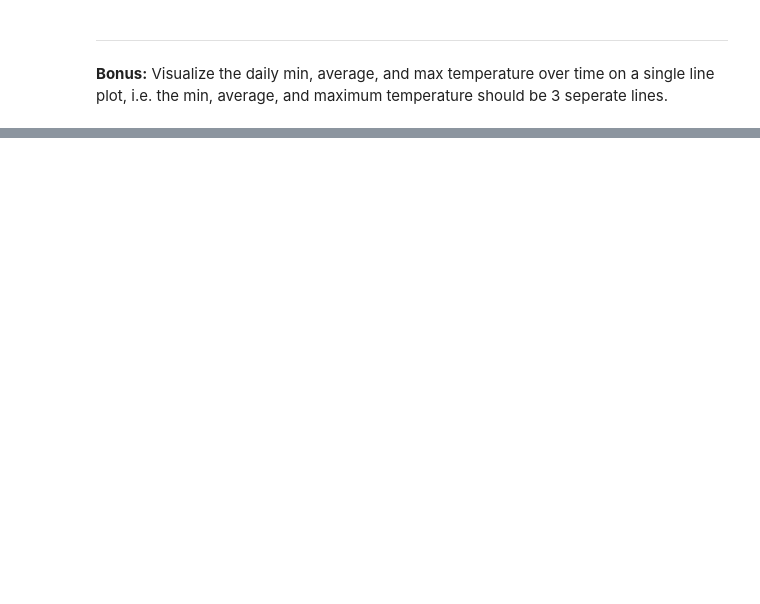
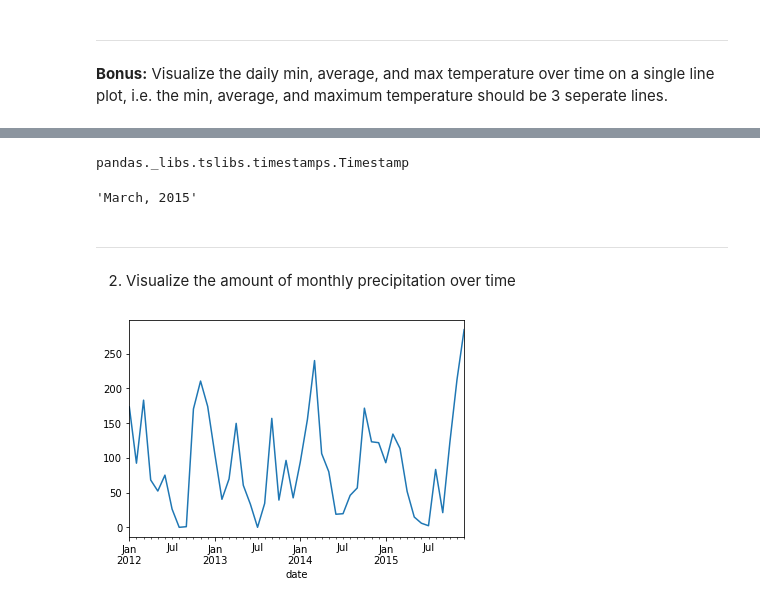
Before and after one commit to NSharick/time-series-exercises, a Jupyter notebook: working_with_time_series_data.ipynb, the cells around one changed output, grey strips where cells are left out. Saved outputs shown, nothing was run; the diff lists cells and outputs as text; code cells hidden in the pictures; blank space fills up the shorter version.

```diff
--- a/working_with_time_series_data.ipynb
+++ b/working_with_time_series_data.ipynb
@@ -138,0 +180,3 @@ month_avg_temp.temp.idxmax().month_name()
+# %%
+df = data.seattle_weather()
+df.head()
@@ -138,0 +206,3 @@ month_avg_temp.temp.idxmax().month_name()
+# %%
+df = df.set_index('date').sort_index()
+df.head()
@@ -138,0 +225,18 @@ month_avg_temp.temp.idxmax().month_name()
+# %%
+type(df.precipitation.idxmax())
+# %% [output]
+pandas._libs.tslibs.timestamps.Timestamp
+# %%
+df.precipitation.idxmax().strftime('%B, %Y')
+# %% [output]
+'March, 2015'
+# %% [markdown]
+---
+# %% [markdown]
+2. Visualize the amount of monthly precipitation over time
+# %%
+month_precip = df.resample('m').sum()
+month_precip.precipitation.plot()
+plt.show()
+# %% [output]
+[figure, added]
```
Also changed, not shown: parts of 43 cells of this notebook.
